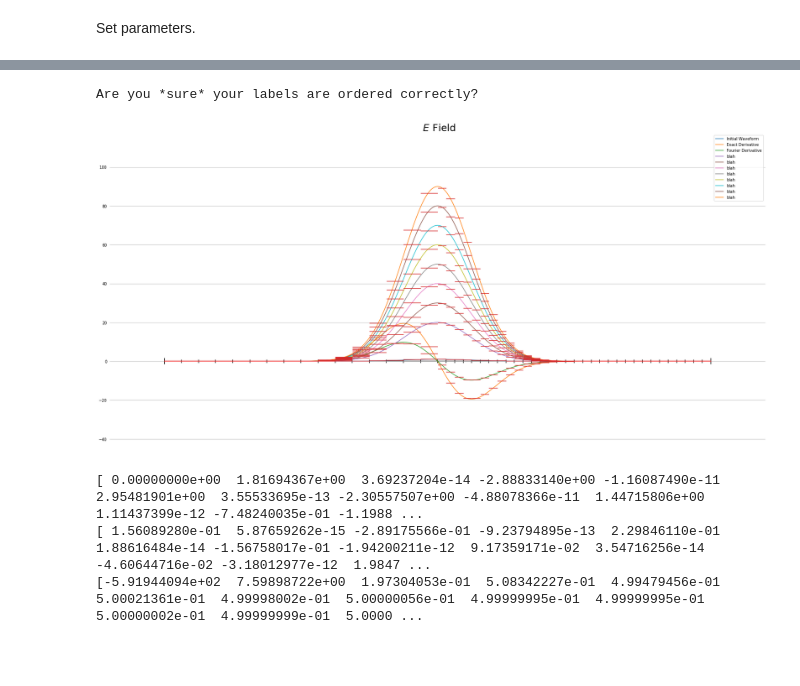
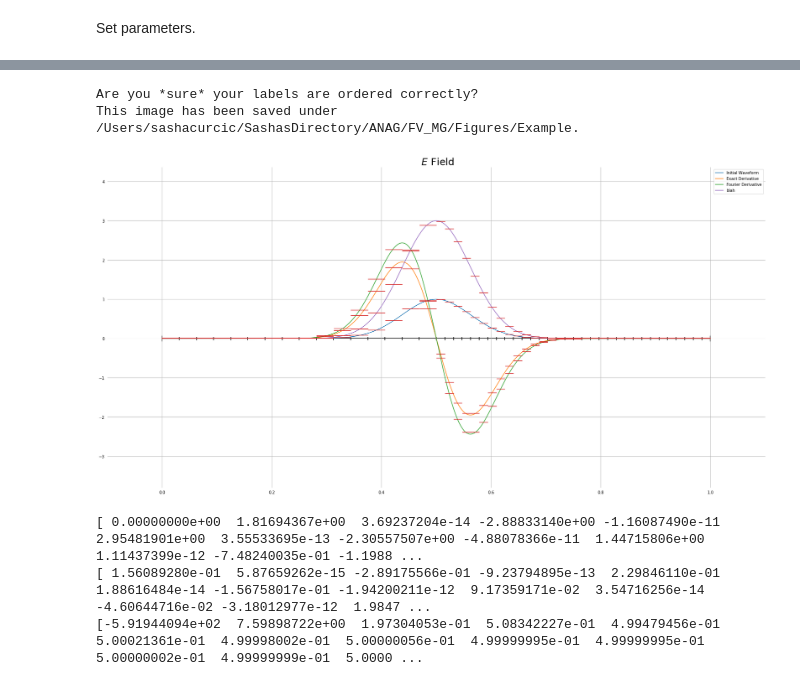
Before and after one commit to 88Sasha88/FV_MG, a Jupyter notebook: UnitTests/FourierDerivUnitTest.ipynb, the cells around one changed output, grey strips where cells are left out. Saved outputs shown, nothing was run; the diff lists cells and outputs as text; code cells hidden in the pictures; blank space fills up the shorter version.

```diff
--- a/UnitTests/FourierDerivUnitTest.ipynb
+++ b/UnitTests/FourierDerivUnitTest.ipynb
@@ -96,7 +96,7 @@ spatOp = derivMat
 FCoefs = nullspace @ FFTT.FourierCoefs(waves @ nullspace, waveform)
 FCoefsDeriv = nullspace @ FFTT.FourierCoefs(waves @ nullspace, waveDeriv)
 FCoefsTestDeriv = spatOp @ FCoefs# FFTT.FourierCoefs(waves @ nullspace, testDeriv)
-allCoefs = PT.Load(FCoefs, FCoefsDeriv, FCoefsTestDeriv, 20 * FCoefs, 30 * FCoefs, 40 * FCoefs, 50 * FCoefs, 60 * FCoefs, 70 * FCoefs, 80 * FCoefs, 90 * FCoefs)
-labels = ['Initial Waveform', 'Exact Derivative', 'Fourier Derivative', 'blah', 'blah', 'blah', 'blah', 'blah', 'blah', 'blah', 'blah']
+allCoefs = PT.Load(FCoefs, 0.1 * FCoefsDeriv, 0.25 * FCoefsTestDeriv, 3 * FCoefs)#, 30 * FCoefs, 40 * FCoefs, 50 * FCoefs, 60 * FCoefs, 70 * FCoefs, 80 * FCoefs, 90 * FCoefs)
+labels = ['Initial Waveform', 'Exact Derivative', 'Fourier Derivative', 'blah']#, 'blah', 'blah', 'blah', 'blah', 'blah', 'blah', 'blah']
 # %% [output]
 You are using ExactSpatDerivOp in OperatorTools module (which I believe is what you want)!
@@ -119,8 +103,9 @@ You are using ExactSpatDerivOp in OperatorTools module (which I believe is what
 # %%
-PT.PlotMixedWave(omega, physics, allCoefs, waves, rescale = 6, yGrid = True, labels = labels)#, saveName = 'GaussTest', dpi = 300)
+PT.PlotMixedWave(omega, physics, allCoefs, waves, rescale = 6, xGrid = True, yGrid = True, labels = labels, enlarge = False, saveName = 'Example')#, saveName = 'GaussTest', dpi = 300)
 # %% [output]
 Are you *sure* your labels are ordered correctly?
+This image has been saved under /Users/sashacurcic/SashasDirectory/ANAG/FV_MG/Figures/Example.
-[figure, old version]
+[figure, new version]
 # %%
 what = (waves @ FCoefsTestDeriv) / (waves @ FCoefsDeriv)
 print(FCoefsTestDeriv)
```
Also changed, not shown: parts of 1 cell of this notebook, 6 other files.
